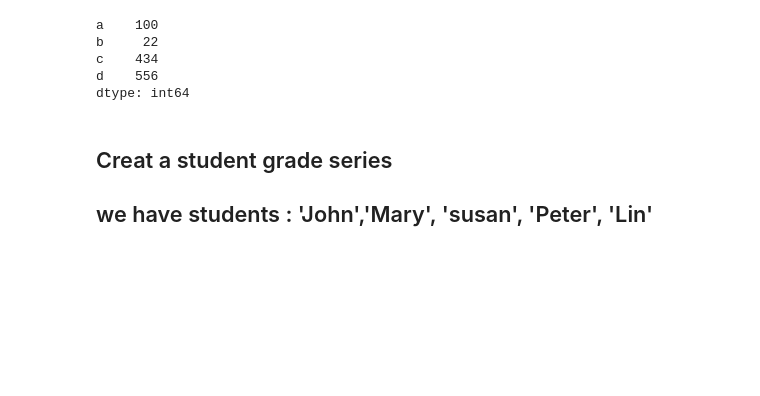
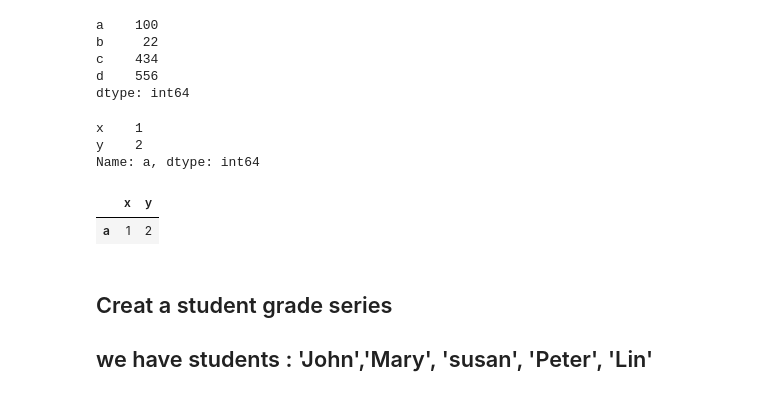
Before and after one commit to alabtsai/FGU-Class, a Jupyter notebook: Lecture_0509.ipynb, the cells around one changed output. Saved outputs shown, nothing was run; the diff lists cells and outputs as text; code cells hidden in the pictures; blank space fills up the shorter version.

```diff
--- a/Lecture_0509.ipynb
+++ b/Lecture_0509.ipynb
@@ -50,6 +50,20 @@ b     22
 c    434
 d    556
 dtype: int64
+# %%
+dd=pd.DataFrame()
+# %%
+se1=pd.Series({"x":1,"y":2},name="a")
+print(se1)
+# %% [output]
+x    1
+y    2
+Name: a, dtype: int64
+# %%
+dd.append(se1)
+# %% [output]
+|  | x | y |
+| a | 1 | 2 |
 # %% [markdown]
 ## Creat a student grade series
 ## we have students : 'John','Mary', 'susan', 'Peter', 'Lin'
```
Also changed, not shown: parts of 9 cells of this notebook.
